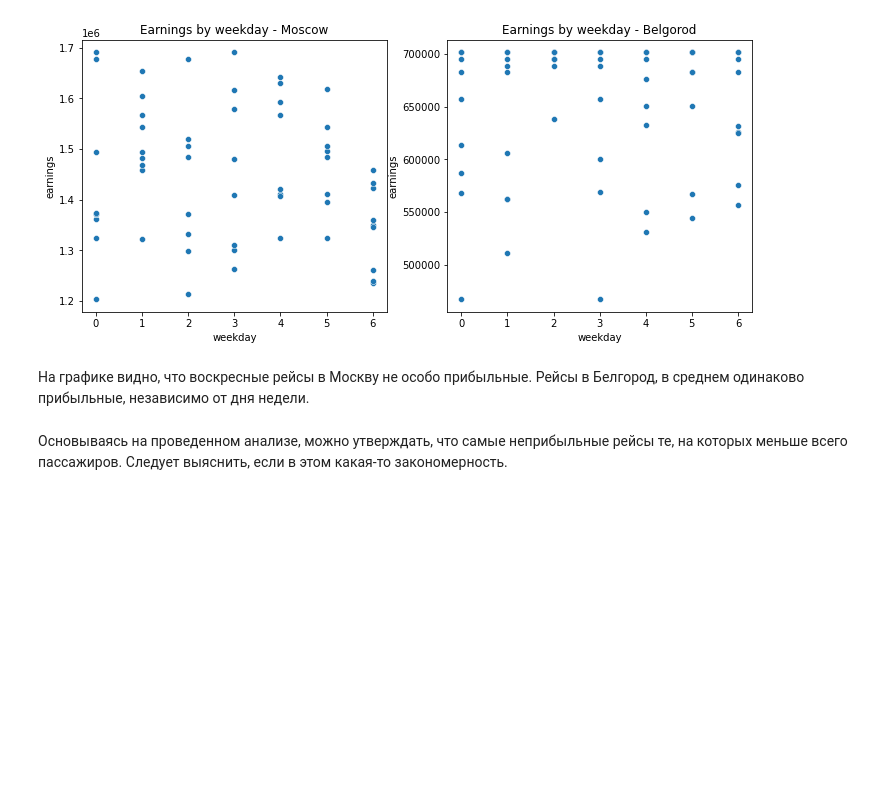
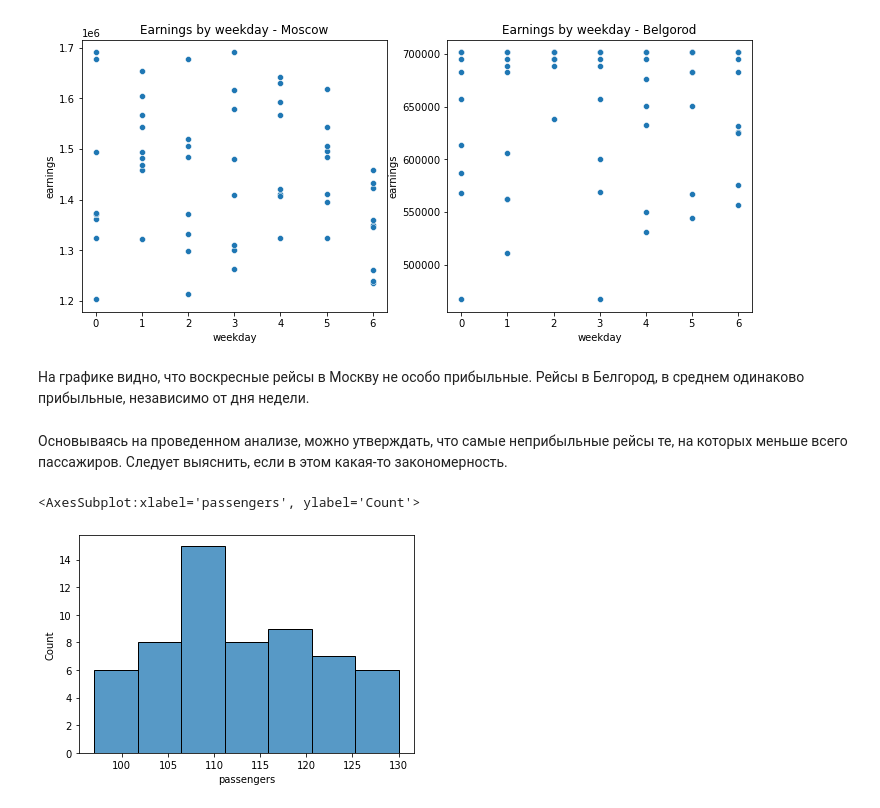
Before and after one commit to Golovolastik/skillfactory_rds, a Jupyter notebook: module_4/analysis.ipynb, the cells around one changed output. Saved outputs shown, nothing was run; the diff lists cells and outputs as text; code cells hidden in the pictures; blank space fills up the shorter version.

```diff
--- a/module_4/analysis.ipynb
+++ b/module_4/analysis.ipynb
@@ -213,3 +212,8 @@ Text(0.5, 1.0, 'Earnings by weekday - Belgorod')
 На графике видно, что воскресные рейсы в Москву не особо прибыльные. Рейсы в Белгород, в среднем одинаково прибыльные, независимо от дня недели.
 # %% [markdown]
 Основываясь на проведенном анализе, можно утверждать, что самые неприбыльные рейсы те, на которых меньше всего пассажиров. Следует выяснить, если в этом какая-то закономерность.
+# %%
+sns.histplot(moscow.passengers)
+# %% [output]
+<AxesSubplot:xlabel='passengers', ylabel='Count'>
+[figure, added]
```
Also changed, not shown: parts of 7 cells of this notebook.
